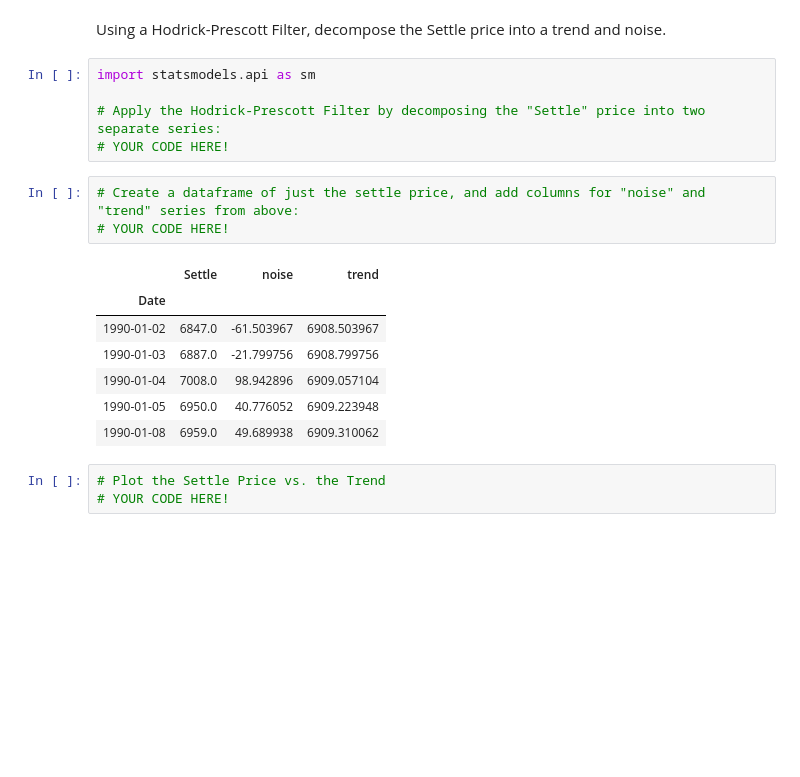
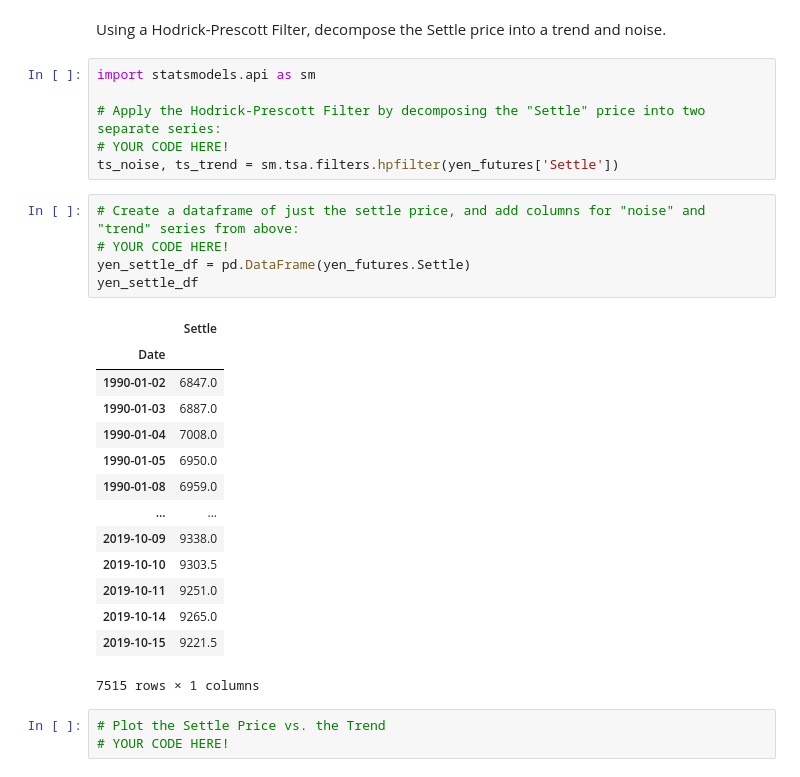
Before and after one commit to Kmaldonado18/timeSeriesHW, a Jupyter notebook: 10-Time-Series/Instructions/Starter_Code/time_series_analysis.ipynb, the cells around one changed output. Cells and saved outputs as stored; diff of their text form; blank space fills up the shorter version.

```diff
--- a/10-Time-Series/Instructions/Starter_Code/time_series_analysis.ipynb
+++ b/10-Time-Series/Instructions/Starter_Code/time_series_analysis.ipynb
@@ -59,17 +58,27 @@ import statsmodels.api as sm
 
 # Apply the Hodrick-Prescott Filter by decomposing the "Settle" price into two separate series:
 # YOUR CODE HERE!
+ts_noise, ts_trend = sm.tsa.filters.hpfilter(yen_futures['Settle'])
 # %%
 # Create a dataframe of just the settle price, and add columns for "noise" and "trend" series from above:
 # YOUR CODE HERE!
+yen_settle_df = pd.DataFrame(yen_futures.Settle)
+yen_settle_df
 # %% [output]
-|  | Settle | noise | trend |
-| Date |  |  |  |
-| 1990-01-02 | 6847.0 | -61.503967 | 6908.503967 |
-| 1990-01-03 | 6887.0 | -21.799756 | 6908.799756 |
-| 1990-01-04 | 7008.0 | 98.942896 | 6909.057104 |
-| 1990-01-05 | 6950.0 | 40.776052 | 6909.223948 |
-| 1990-01-08 | 6959.0 | 49.689938 | 6909.310062 |
+|  | Settle |
+| Date |  |
+| 1990-01-02 | 6847.0 |
+| 1990-01-03 | 6887.0 |
+| 1990-01-04 | 7008.0 |
+| 1990-01-05 | 6950.0 |
+| 1990-01-08 | 6959.0 |
+| ... | ... |
+| 2019-10-09 | 9338.0 |
+| 2019-10-10 | 9303.5 |
+| 2019-10-11 | 9251.0 |
+| 2019-10-14 | 9265.0 |
+| 2019-10-15 | 9221.5 |
+7515 rows × 1 columns
 # %%
 # Plot the Settle Price vs. the Trend
 # YOUR CODE HERE!
```
Also changed, not shown: parts of 2 cells of this notebook.
